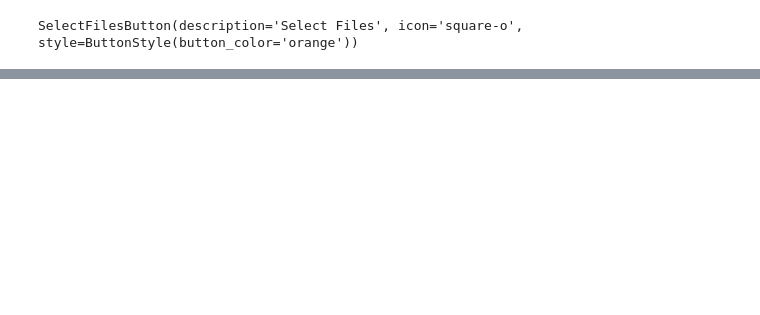
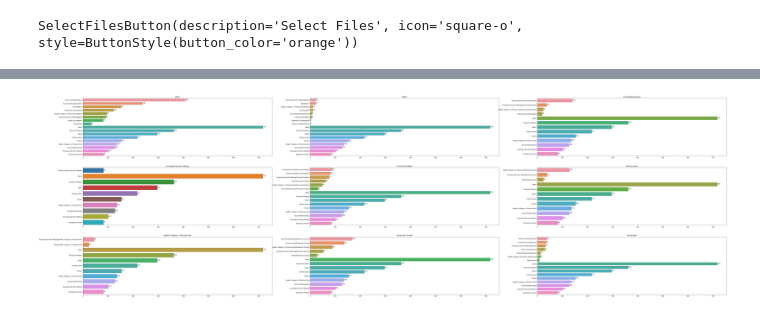
Before and after one commit to PervasiveWellbeingTech/Popbots-mTurk-HITS, a Jupyter notebook: mturk-automation/pair_analysis.ipynb, the cells around one changed output, grey strips where cells are left out. Saved outputs shown, nothing was run; the diff lists cells and outputs as text; code cells hidden in the pictures; blank space fills up the shorter version.

```diff
--- a/mturk-automation/pair_analysis.ipynb
+++ b/mturk-automation/pair_analysis.ipynb
@@ -215,0 +160,2 @@ print((new_dict['stressor']))
+# %%
+sorted_diction = sorted([item for item in count_single_dict.items()], key=lambda item: item[1], reverse=True)
@@ -215,0 +174,6 @@ print((new_dict['stressor']))
+# %%
+def plot_ready(want, sorted_diction):
+    mini_dict = pull_out_dict_mini(counts_dictionary, str(want))
+    mini_dict = sort_dict(mini_dict)
+    mini_dict = combine_main_mini(sorted_diction, mini_dict)
+    return mini_dict
@@ -215,0 +204,11 @@ print((new_dict['stressor']))
+# %%
+other_mini = plot_ready('Other',sorted_diction)
+work_mini = plot_ready('Work', sorted_diction)
+social_mini = plot_ready('Social Relationships', sorted_diction)
+everyday_mini = plot_ready('Everyday Decision Making', sorted_diction)
+fin_mini = plot_ready('Financial Problem', sorted_diction)
+emotion_mini = plot_ready('Emotional Turmoil', sorted_diction)
+school_mini = plot_ready('School', sorted_diction)
+fam_mini = plot_ready('Family Issues', sorted_diction)
+health_mini = plot_ready('Health, Fatigue, or Physical Pain', sorted_diction)
+print(social_mini)
@@ -215,0 +217,67 @@ print((new_dict['stressor']))
+# %%
+plt.subplots(figsize=(80, 25))
+plt.subplot(3, 3, 1)
+values = work_mini['count']
+sns.barplot(x='count', y='stressor', data=work_mini)
+plt.title('Work')
+for index, value in enumerate(values):
+        plt.text(value, index, str(value))
+
+plt.subplot(3, 3, 2)
+values = other_mini['count']
+sns.barplot(x='count', y='stressor', data=other_mini)
+plt.title('Other')
+for index, value in enumerate(values):
+        plt.text(value, index, str(value))
+
+plt.subplot(3, 3, 3)
+values = social_mini['count']
+plt.title('Social Relationships')
+sns.barplot(x='count', y='stressor', data=social_mini)
+for index, value in enumerate(values):
+        plt.text(value, index, str(value))
+
+plt.subplot(3, 3, 4)
+values = everyday_mini['count']
+plt.title('Everyday Decision Making')
+sns.barplot(x='count', y='stressor', data=everyday_mini)
+for index, value in enumerate(values):
+        plt.text(value, index, str(value))
+
+plt.subplot(3, 3, 5)
+values = fin_mini['count']
+plt.title('Financial Problem')
+sns.barplot(x='count', y='stressor', data=fin_mini)
+for index, value in enumerate(values):
+        plt.text(value, index, str(value))
+
+plt.subplot(3, 3, 6)
+values = fam_mini['count']
+plt.title('Family Issues')
+sns.barplot(x='count', y='stressor', data=fam_mini)
+for index, value in enumerate(values):
+        plt.text(value, index, str(value))
+
+plt.subplot(3, 3, 7)
+values = health_mini['count']
+plt.title('Health, Fatigue, or Physical Pain')
+sns.barplot(x='count', y='stressor', data=health_mini)
+for index, value in enumerate(values):
+        plt.text(value, index, str(value))
+
+plt.subplot(3, 3, 8)
+values = emotion_mini['count']
+plt.title('Emotional Turmoil')
+sns.barplot(x='count', y='stressor', data=emotion_mini)
+for index, value in enumerate(values):
+        plt.text(value, index, str(value))
+
+plt.subplot(3, 3, 9)
+values = school_mini['count']
+plt.title('School plot')
+sns.barplot(x='count', y='stressor', data=school_mini)
+for index, value in enumerate(values):
+        plt.text(value, index, str(value))
+plt.savefig('testimag.png', bbox_inches='tight')
+# %% [output]
+[figure, added]
```
Also changed, not shown: parts of 26 cells of this notebook.
